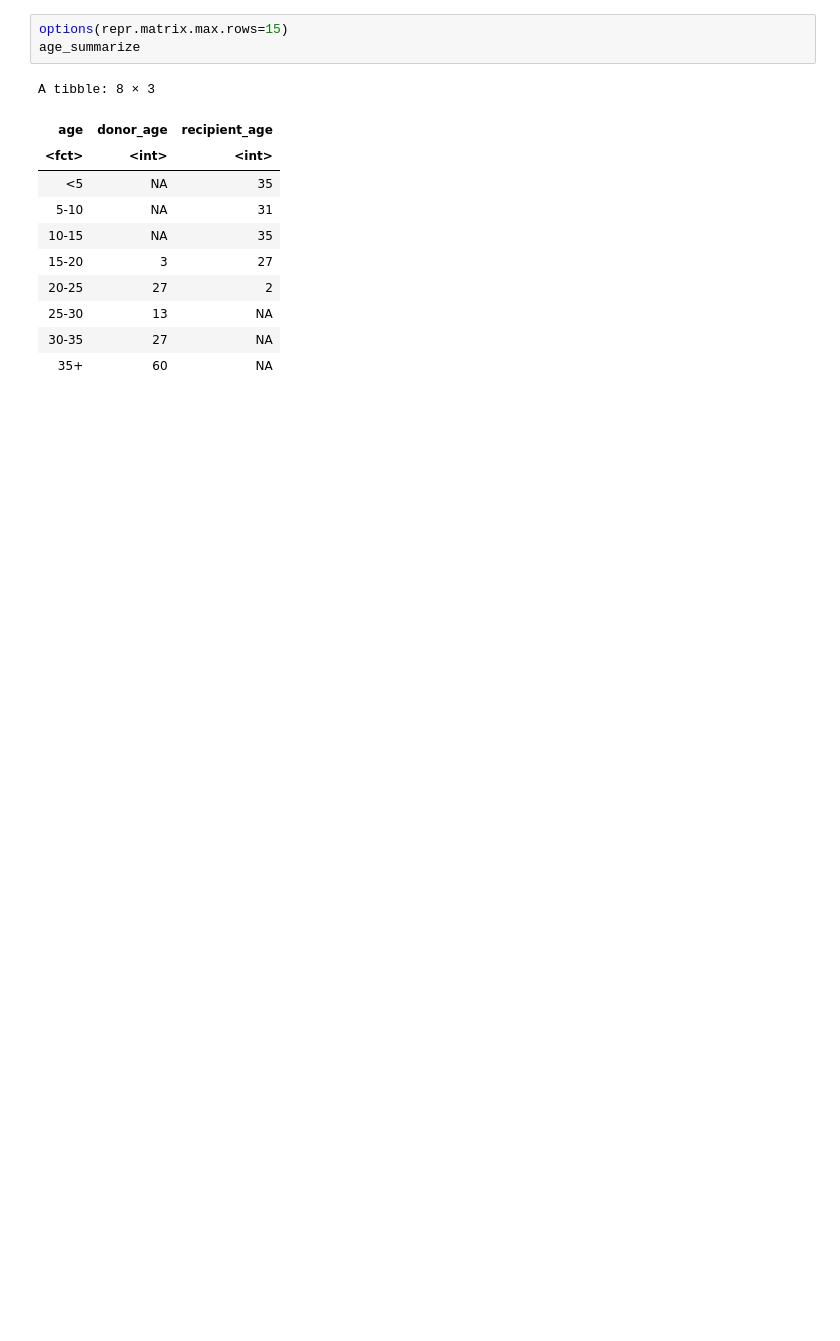
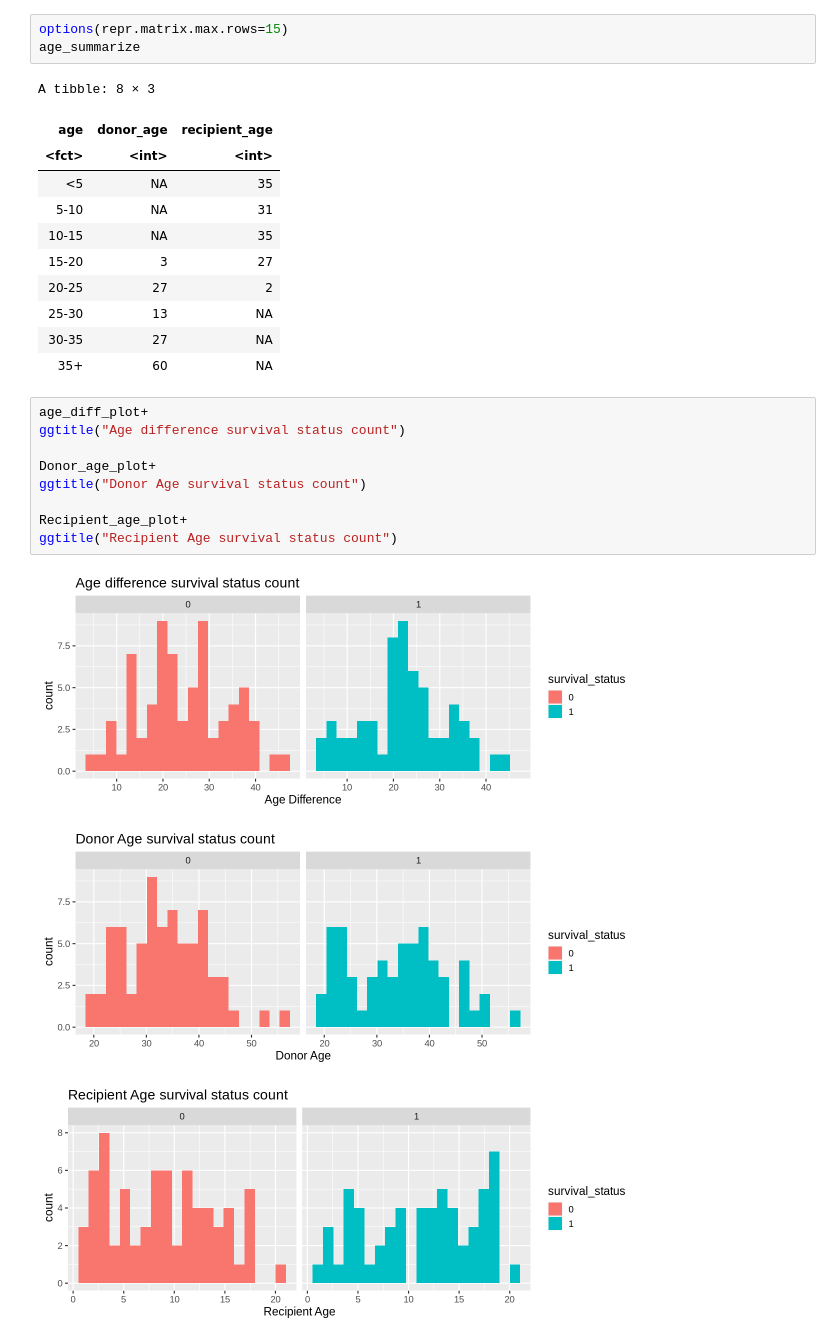
Before and after one commit to lattellie/23-03-DSCI-group-project, a Jupyter notebook: pre-visualization.ipynb, the cells around one changed output. Drawn from its saved outputs; the diff is of its cells as text; blank space fills up the shorter version.

```diff
--- a/pre-visualization.ipynb
+++ b/pre-visualization.ipynb
@@ -299,3 +294,16 @@ A tibble: 8 × 3
 | 25-30 | 13 | NA |
 | 30-35 | 27 | NA |
 | 35+ | 60 | NA |
+# %%
+age_diff_plot+
+ggtitle("Age difference survival status count")
+
+Donor_age_plot+
+ggtitle("Donor Age survival status count")
+
+Recipient_age_plot+
+ggtitle("Recipient Age survival status count")
+# %% [output]
+[figure, added]
+[figure, added]
+[figure, added]
```
Also changed, not shown: parts of 5 cells of this notebook.
